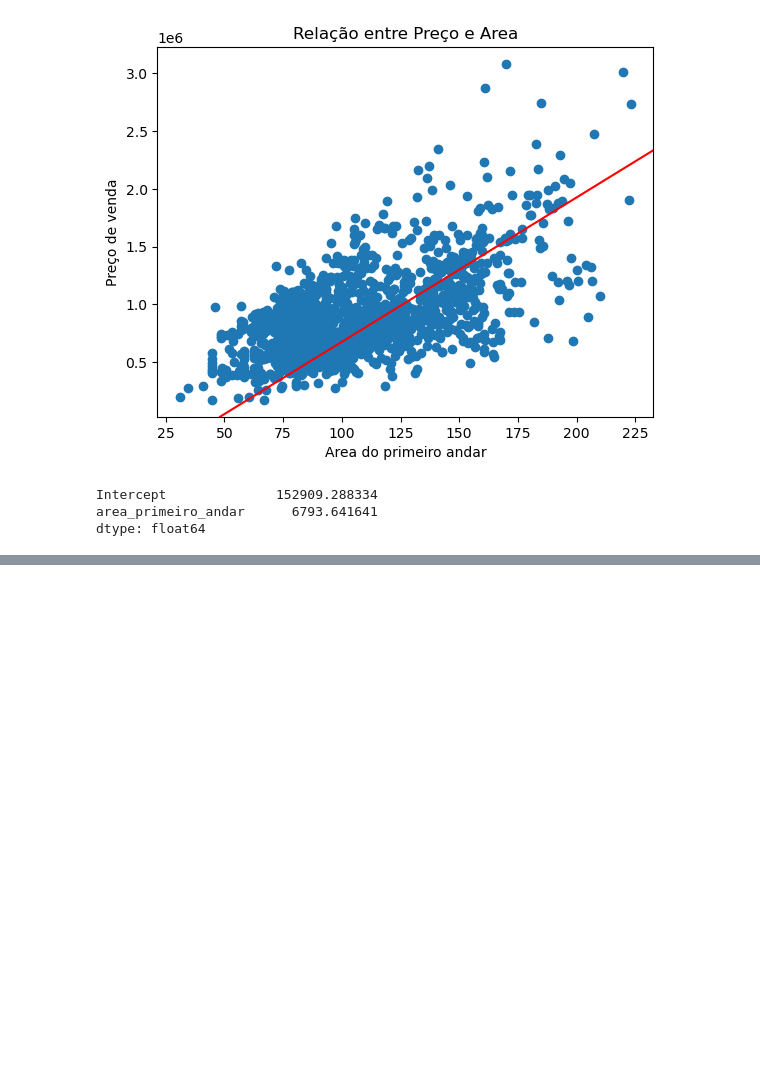
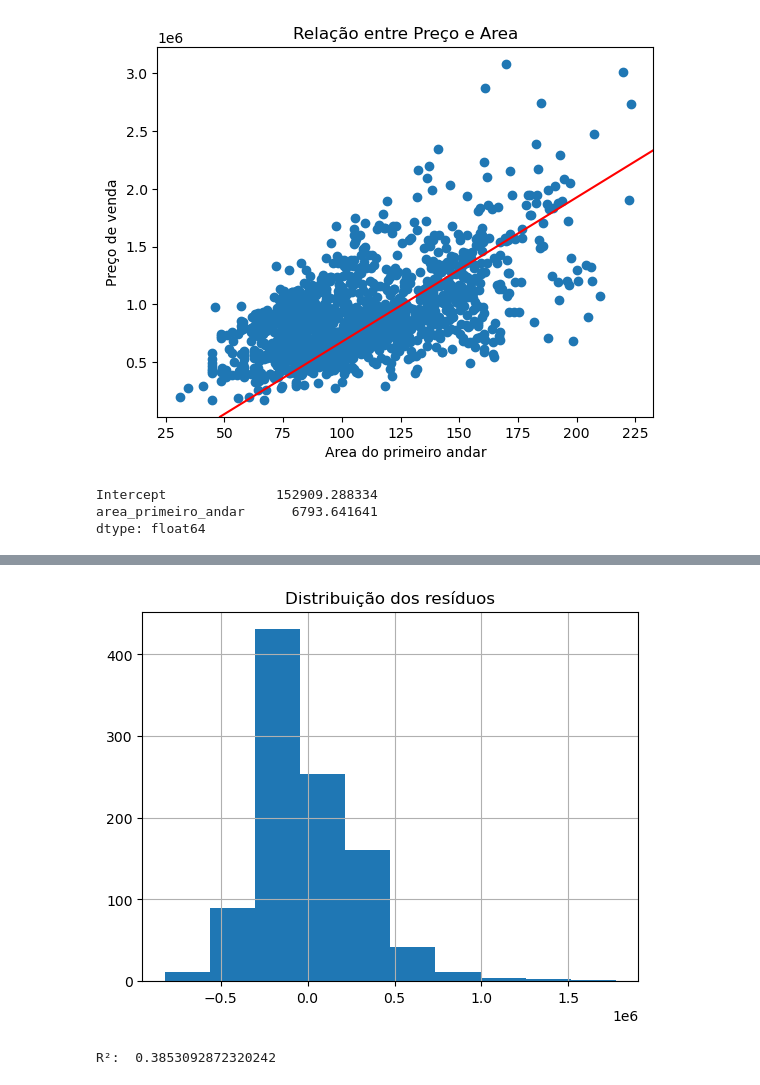
Before and after one commit to Thiago-Brito/Projetos-ML-API, a Jupyter notebook: Alura/ML/RegressaoLinear/Primeiro.ipynb, the cells around one changed output, grey strips where cells are left out. Drawn from its saved outputs; the diff is of its cells as text; code cells hidden in the pictures; blank space fills up the shorter version.

```diff
--- a/Alura/ML/RegressaoLinear/Primeiro.ipynb
+++ b/Alura/ML/RegressaoLinear/Primeiro.ipynb
@@ -121,0 +150,6 @@ Notes:
+# %%
+modelo_0.resid.hist()
+plt.title("Distribuição dos resíduos")
+plt.show()
+# %% [output]
+[figure, added]
@@ -121,0 +158,5 @@ Notes:
+# %%
+#printando o R²
+print("R²: ", r2_score(Y_test,y_predict))
+# %% [output]
+R²:  0.3853092872320242
```
Also changed, not shown: parts of 41 cells of this notebook, 9 other files.
